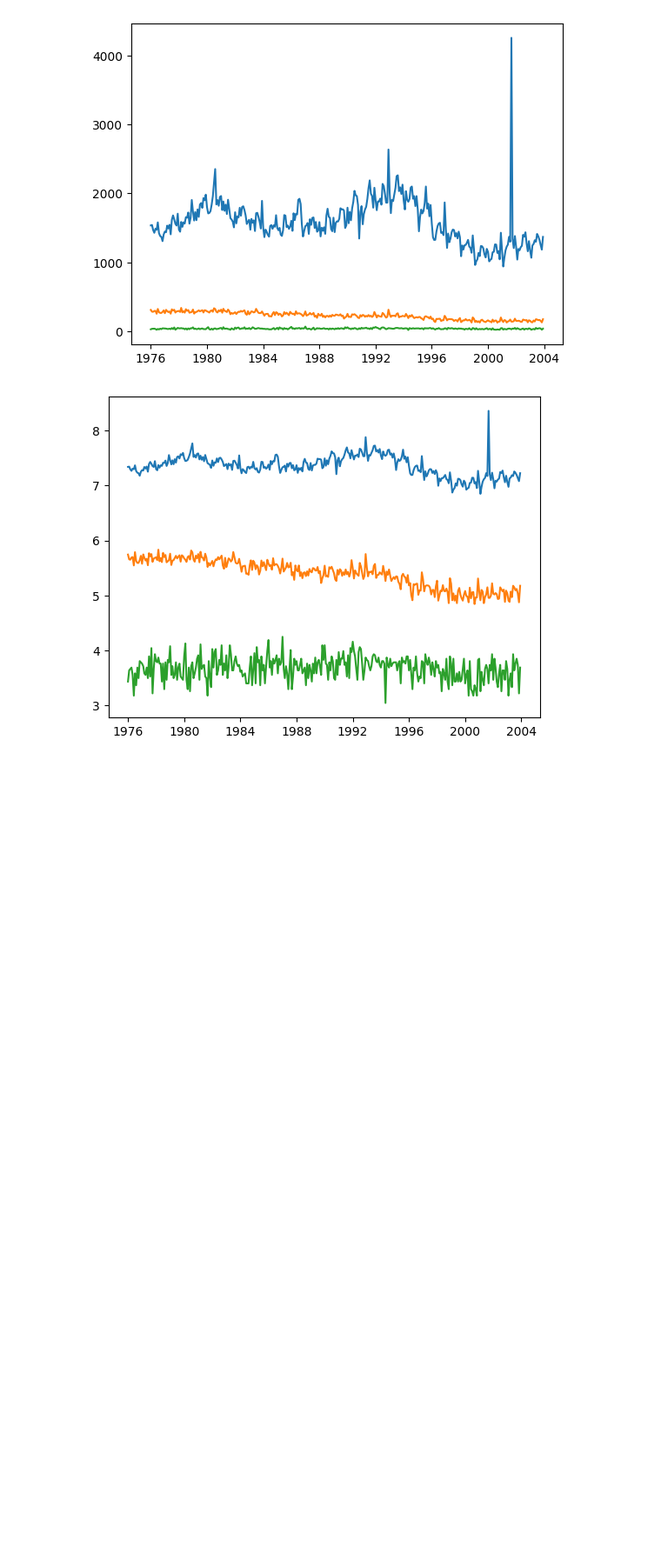
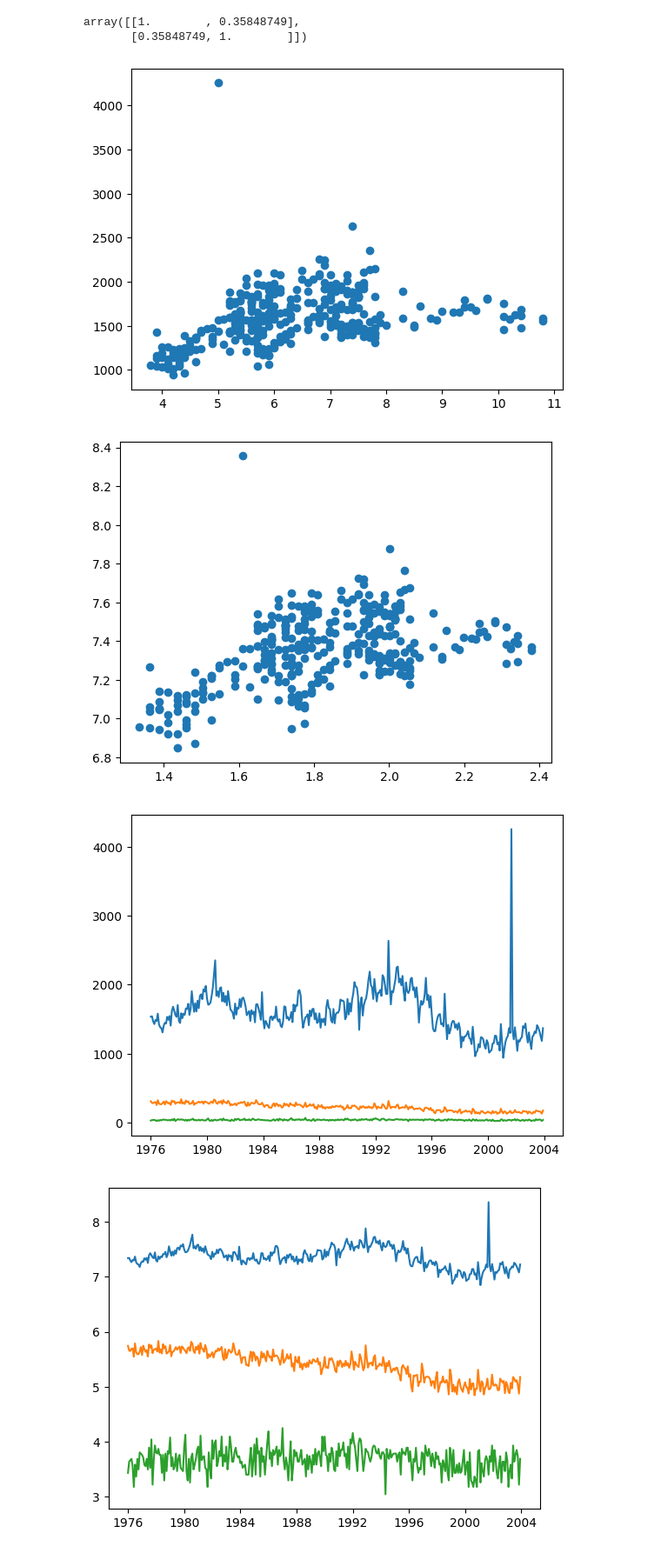
Before and after one commit to parleon/evo_eco, a Jupyter notebook: Assignment/A1.ipynb, the cells around one changed output. Shown: that part at 87% size. Saved outputs shown, nothing was run; the diff lists cells and outputs as text; code cells hidden in the pictures; blank space fills up the shorter version.

```diff
--- a/Assignment/A1.ipynb
+++ b/Assignment/A1.ipynb
@@ -7,6 +7,10 @@ import statsmodels.api as sm
 datapath = "../data/ICPSR_04351/DS0002/04351-0002-Data.csv"
 
 dump = pd.read_csv(datapath)
+
+
+unemployment_datapath = "../data/ECONOMIC/UNRATE.csv"
+unemployment = pd.read_csv(unemployment_datapath)
 # %%
 dump = dump[["MONTH","YEAR", "VICSEX", "VICRACE", "OFFSEX", "OFFRACE", "RELATION", "CIRCUM", "POPGROUP", "STCODE"]]
 
@@ -61,0 +32,11 @@ See the caveats in the documentation: https://pandas.pydata.org/pandas-docs/stab
+# %%
+
+ts = dump.groupby("DATE")[["COUNT","IN_FAMILY", "KILLED_CHILD", "IN_CITY", "IN_SUBURB", "IN_RURAL"]].sum()
+# %%
+unemployment.index = pd.to_datetime(unemployment['DATE']).dt.date
+
+unemployment.drop(columns=["DATE"], inplace=True)
+# %%
+ts = ts.join(unemployment, how="left")
+
+ts.dropna(inplace=True)
@@ -62,3 +71,17 @@ See the caveats in the documentation: https://pandas.pydata.org/pandas-docs/stab
+# %%
+np.corrcoef(ts["UNRATE"], ts["COUNT"])
+# %% [output]
+array([[1.        , 0.35848749],
+       [0.35848749, 1.        ]])
+# %%
+plt.scatter(ts["UNRATE"], ts["COUNT"])
+plt.show()
+
+plt.scatter(np.log(ts["UNRATE"]), np.log(ts["COUNT"]))
+plt.show()
+# %% [output]
+[figure, added]
+[figure, added]
 # %%
 plt.plot(ts["COUNT"])
 plt.plot(ts["IN_FAMILY"])
```
Also changed, not shown: parts of 3 cells of this notebook.
